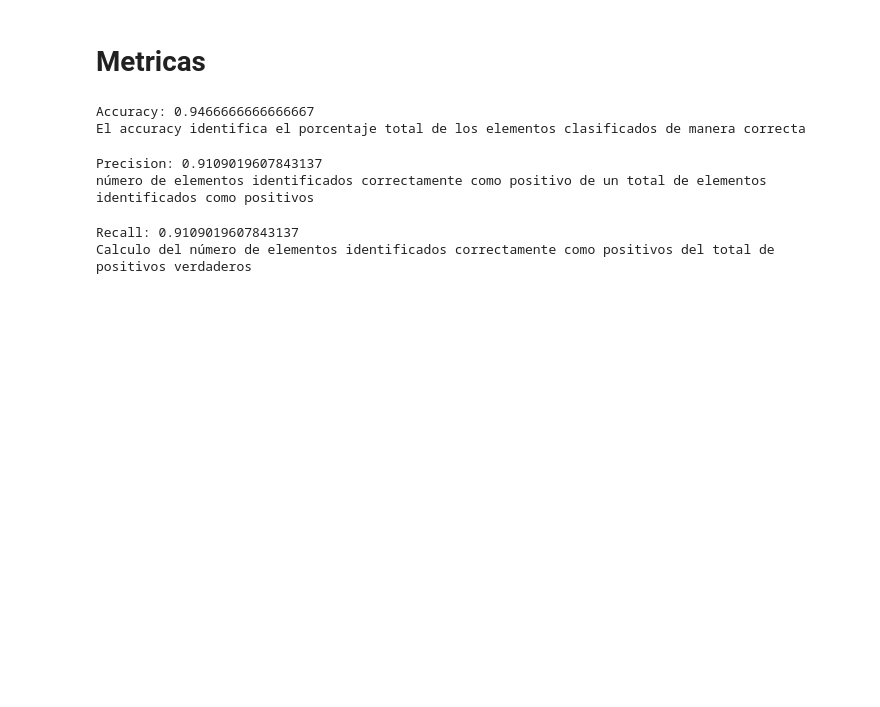
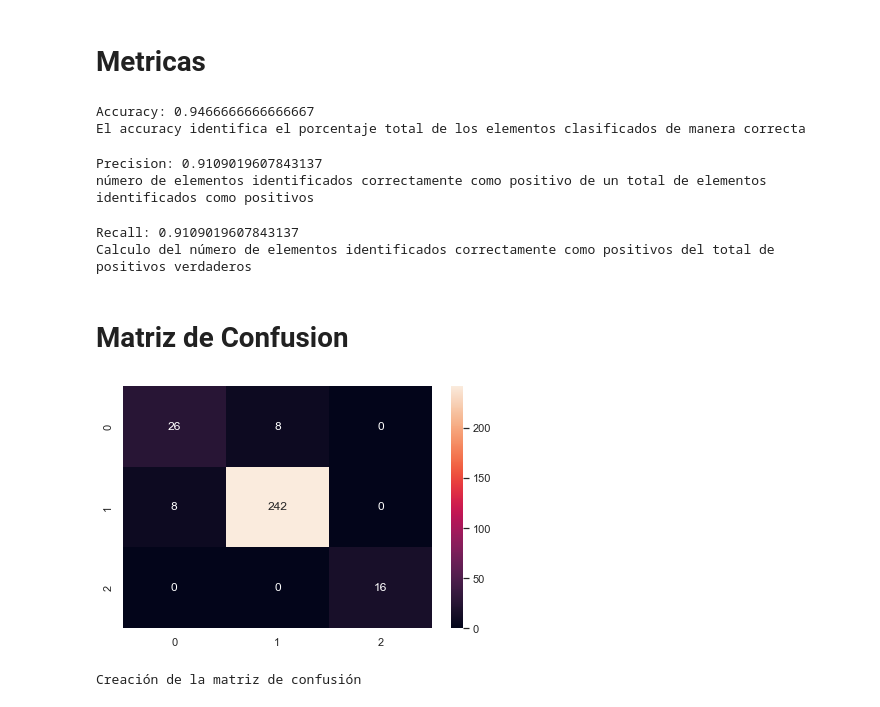
Before and after one commit to JosselynChila/Laboratorio1Unidad2, a Jupyter notebook: [NRC_6292]_JosselynChila_Lab1Unidad2.ipynb, the cells around one changed output. Saved outputs shown, nothing was run; the diff lists cells and outputs as text; code cells hidden in the pictures; blank space fills up the shorter version.

```diff
--- a/[NRC_6292]_JosselynChila_Lab1Unidad2.ipynb
+++ b/[NRC_6292]_JosselynChila_Lab1Unidad2.ipynb
@@ -203,3 +203,16 @@ print(Recall.__doc__)
 # %% [output]
 Recall: 0.9109019607843137
 Calculo del número de elementos identificados correctamente como positivos del total de positivos verdaderos
+# %% [markdown]
+# Matriz de Confusion
+# %%
+def Matriz():
+        '''Creación de la matriz de confusión'''
+cnf_matrix = metrics.confusion_matrix(y_test, y_pred)
+sn.heatmap(cnf_matrix, annot=True, fmt='d')
+ax.set_title('MATRIZ DE CONFUSION'), plt.tight_layout()
+plt.show()
+print(Matriz.__doc__)
+# %% [output]
+[figure, added]
+Creación de la matriz de confusión
```
